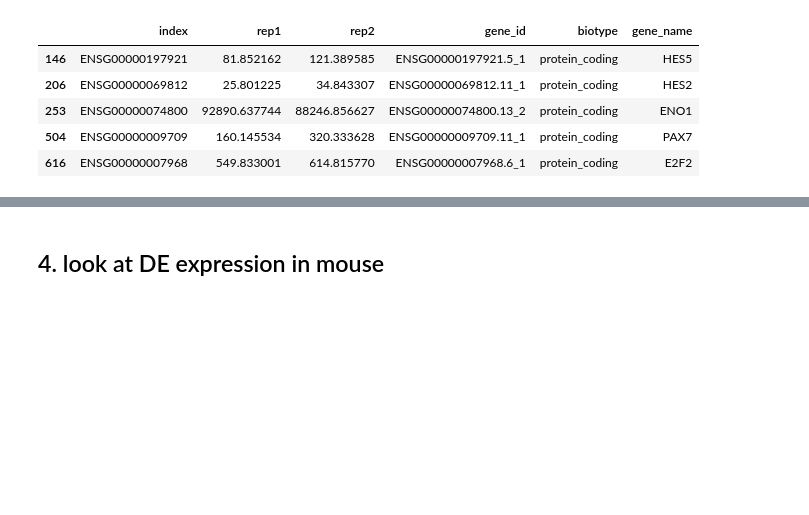
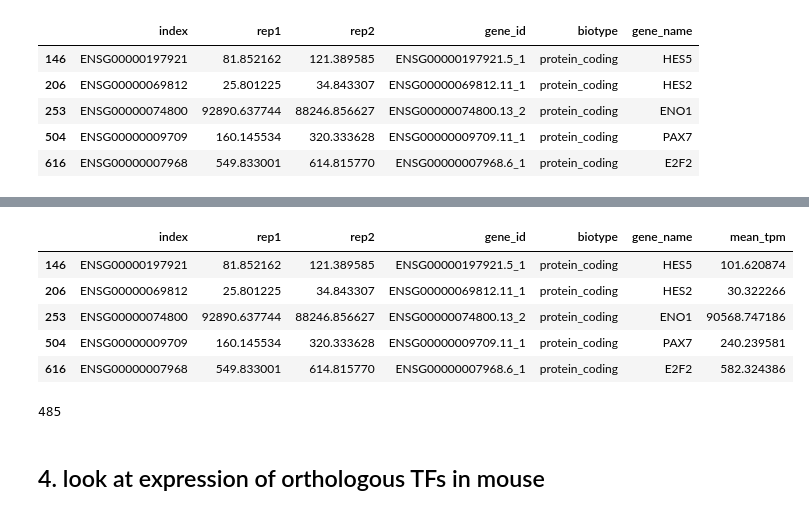
Before and after one commit to wod31/2019__lncRNA_evolution_mpra, a Jupyter notebook: analysis/03__rna_seq/03__TF_expr/03__TF_expr.ipynb, the cells around one changed output, grey strips where cells are left out. Cells and saved outputs as stored; diff of their text form; code cells hidden in the pictures; blank space fills up the shorter version.

```diff
--- a/analysis/03__rna_seq/03__TF_expr/03__TF_expr.ipynb
+++ b/analysis/03__rna_seq/03__TF_expr/03__TF_expr.ipynb
@@ -277,2 +297,17 @@ fig = plt.figure(figsize=(2, 2))
+# %%
+hESC_TFs["mean_tpm"] = hESC_TFs[["rep1", "rep2"]].mean(axis=1)
+hESC_TFs.head()
+# %% [output]
+|  | index | rep1 | rep2 | gene_id | biotype | gene_name | mean_tpm |
+| 146 | ENSG00000197921 | 81.852162 | 121.389585 | ENSG00000197921.5_1 | protein_coding | HES5 | 101.620874 |
+| 206 | ENSG00000069812 | 25.801225 | 34.843307 | ENSG00000069812.11_1 | protein_coding | HES2 | 30.322266 |
+| 253 | ENSG00000074800 | 92890.637744 | 88246.856627 | ENSG00000074800.13_2 | protein_coding | ENO1 | 90568.747186 |
+| 504 | ENSG00000009709 | 160.145534 | 320.333628 | ENSG00000009709.11_1 | protein_coding | PAX7 | 240.239581 |
+| 616 | ENSG00000007968 | 549.833001 | 614.815770 | ENSG00000007968.6_1 | protein_coding | E2F2 | 582.324386 |
+# %%
+hESC_TFs_expr = list(hESC_TFs[hESC_TFs["mean_tpm"] > 1]["gene_name"])
+len(hESC_TFs_expr)
+# %% [output]
+485
 # %% [markdown]
-## 4. look at DE expression in mouse
+## 4. look at expression of orthologous TFs in mouse
```
Also changed, not shown: parts of 33 cells of this notebook, 6 other files.
